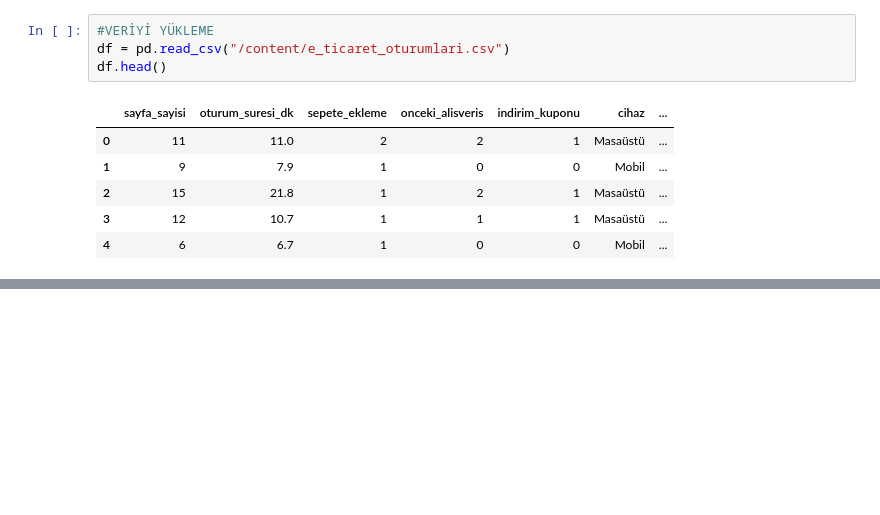
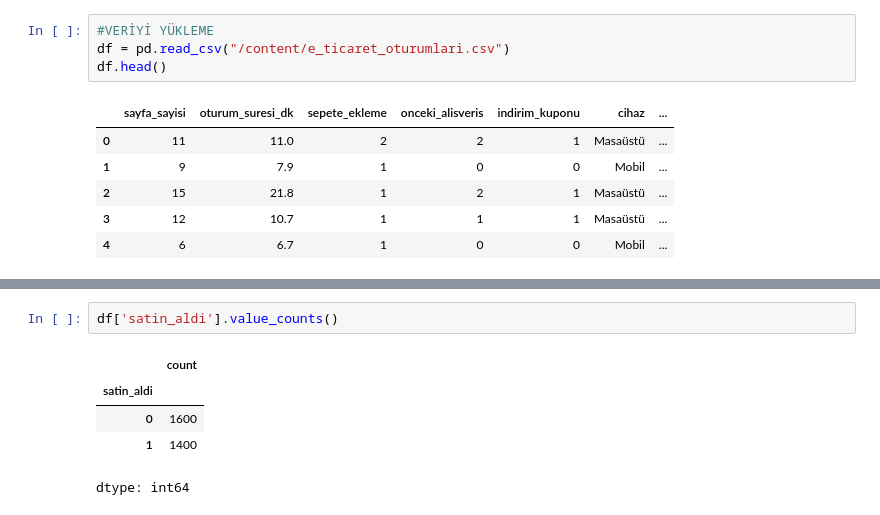
Before and after one commit to europecodingschool/ECS---VB---YZ---08.26, a Jupyter notebook: VB_YZ_Ders_21_.ipynb, the cells around one changed output, grey strips where cells are left out. Saved outputs shown, nothing was run; the diff lists cells and outputs as text; blank space fills up the shorter version.

```diff
--- a/VB_YZ_Ders_21_.ipynb
+++ b/VB_YZ_Ders_21_.ipynb
@@ -46,0 +97,8 @@ df.head()
+# %%
+df['satin_aldi'].value_counts()
+# %% [output]
+|  | count |
+| satin_aldi |  |
+| 0 | 1600 |
+| 1 | 1400 |
+dtype: int64
```
Also changed, not shown: parts of 14 cells of this notebook.
